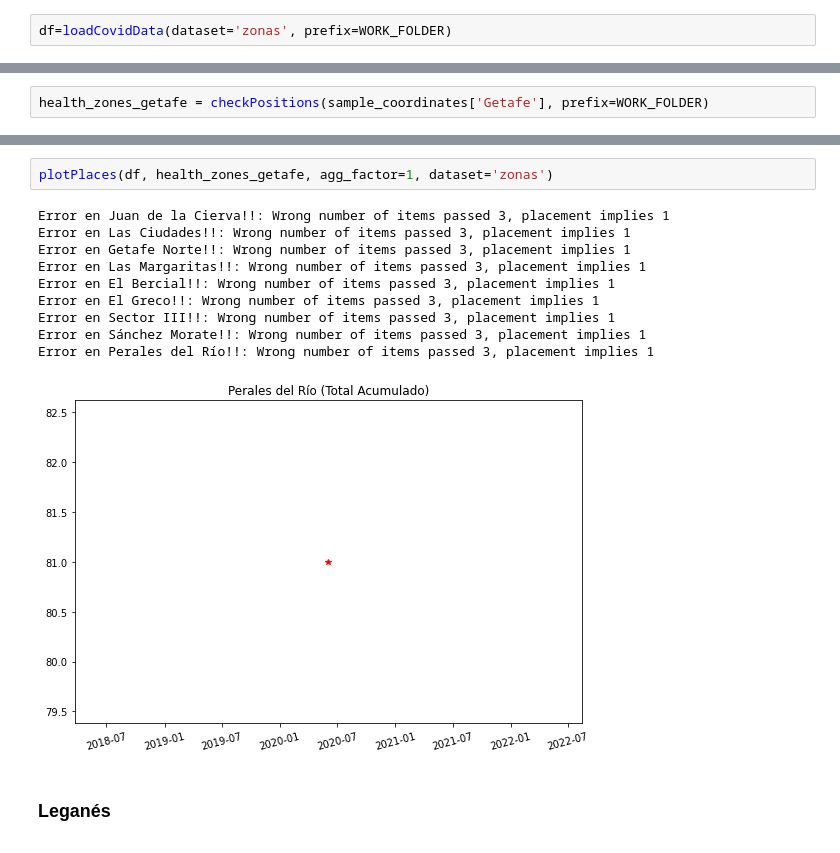
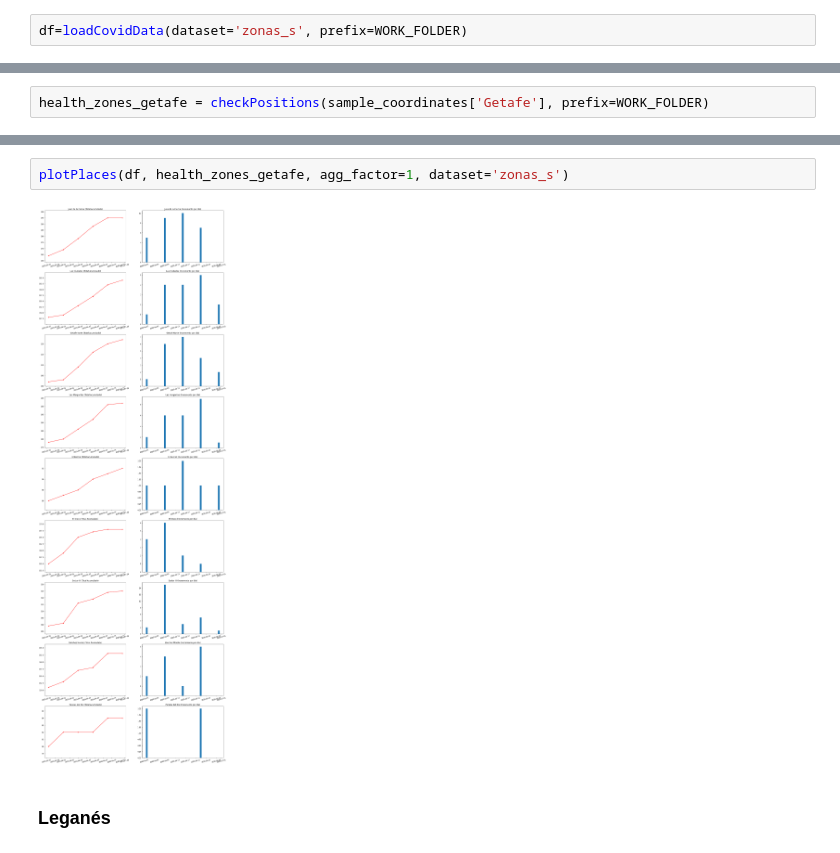
Before and after one commit to giorbernal/covidmadrid, a Jupyter notebook: notebooks/ZonesDetail.ipynb, the cells around one changed output, grey strips where cells are left out. Cells and saved outputs as stored; diff of their text form.

```diff
--- a/notebooks/ZonesDetail.ipynb
+++ b/notebooks/ZonesDetail.ipynb
@@ -21,5 +25,5 @@ IPython.OutputArea.auto_scroll_threshold = 9999;
 # %%
-df=loadCovidData(dataset='zonas', prefix=WORK_FOLDER)
+df=loadCovidData(dataset='zonas_s', prefix=WORK_FOLDER)
 # %% [markdown]
 ## Obtener zonas de salud de una localidad concreta a través de una muestra representativa de localizaciones
 # %% [markdown]
@@ -34,16 +38,7 @@ comparePlaces(df, health_zones_getafe, dataset='zonas')
 # %%
-plotPlaces(df, health_zones_getafe, agg_factor=1, dataset='zonas')
+plotPlaces(df, health_zones_getafe, agg_factor=1, dataset='zonas_s')
 # %% [output]
-Error en Juan de la Cierva!!: Wrong number of items passed 3, placement implies 1
-Error en Las Ciudades!!: Wrong number of items passed 3, placement implies 1
-Error en Getafe Norte!!: Wrong number of items passed 3, placement implies 1
-Error en Las Margaritas!!: Wrong number of items passed 3, placement implies 1
-Error en El Bercial!!: Wrong number of items passed 3, placement implies 1
-Error en El Greco!!: Wrong number of items passed 3, placement implies 1
-Error en Sector III!!: Wrong number of items passed 3, placement implies 1
-Error en Sánchez Morate!!: Wrong number of items passed 3, placement implies 1
-Error en Perales del Río!!: Wrong number of items passed 3, placement implies 1
-[figure, old version]
+[figure, new version]
 # %% [markdown]
 ### Leganés
 # %%
```
Also changed, not shown: parts of 7 cells of this notebook, 6 other files.
